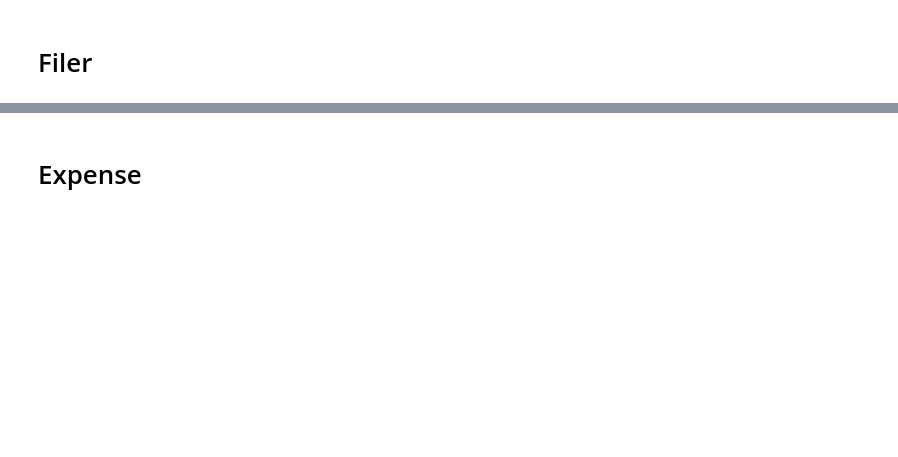
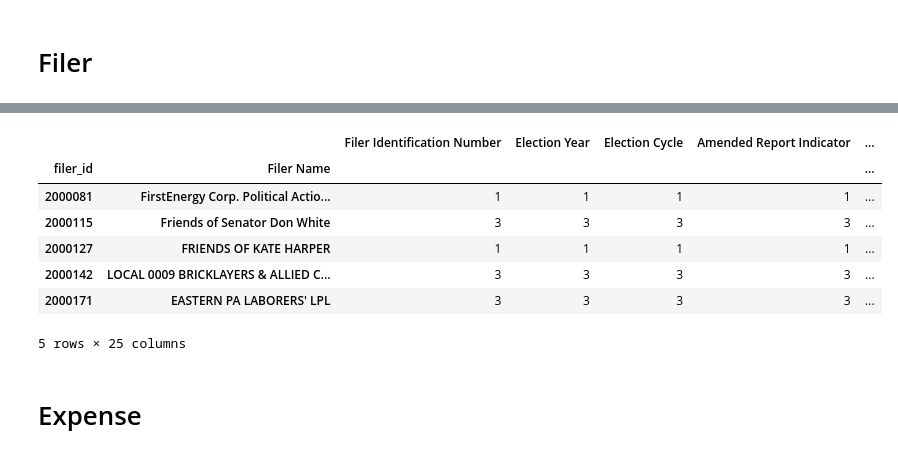
Before and after one commit to phrig/cheapest_seats_analysis, a Jupyter notebook: Exploratory analysis.ipynb, the cells around one changed output, grey strips where cells are left out. Saved outputs shown, nothing was run; the diff lists cells and outputs as text; code cells hidden in the pictures; blank space fills up the shorter version.

```diff
--- a/Exploratory analysis.ipynb
+++ b/Exploratory analysis.ipynb
@@ -106,5 +158,14 @@ filer.groupby('Office').count()
 # %%
-filer.groupby(['filer_id', 'Filer Name']).count().sort_index(level='filer_id')
+filer.groupby(['filer_id', 'Filer Name']).count().sort_index(level='filer_id').head()
+# %% [output]
+|  |  | Filer Identification Number | Election Year | Election Cycle | Amended Report Indicator | ... |
+| filer_id | Filer Name |  |  |  |  | ... |
+| 2000081 | FirstEnergy Corp. Political Actio... | 1 | 1 | 1 | 1 | ... |
+| 2000115 | Friends of Senator Don White | 3 | 3 | 3 | 3 | ... |
+| 2000127 | FRIENDS OF KATE HARPER | 1 | 1 | 1 | 1 | ... |
+| 2000142 | LOCAL 0009 BRICKLAYERS & ALLIED C... | 3 | 3 | 3 | 3 | ... |
+| 2000171 | EASTERN PA LABORERS' LPL | 3 | 3 | 3 | 3 | ... |
+5 rows × 25 columns
 # %%
 filer.to_pickle('data/filer.pkl')
 # %% [markdown]
```
Also changed, not shown: parts of 31 cells of this notebook, 2 other files.
